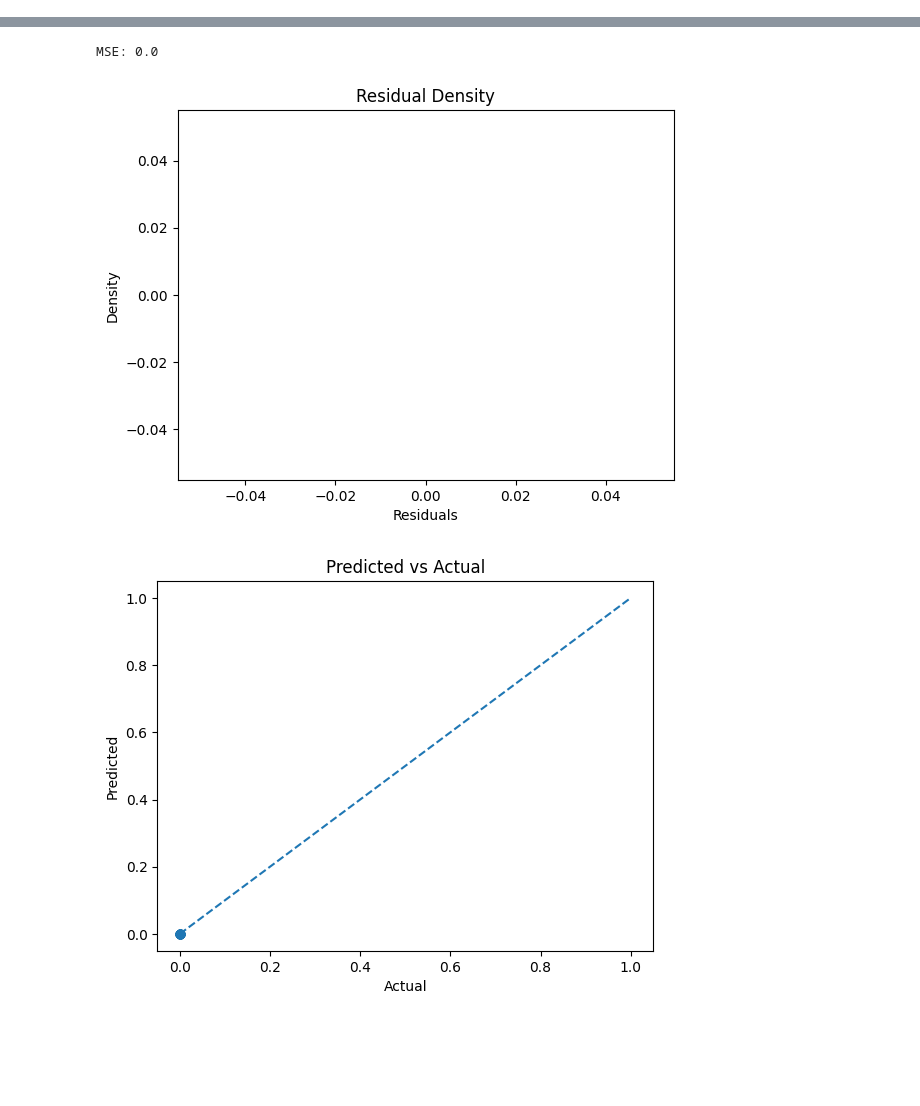
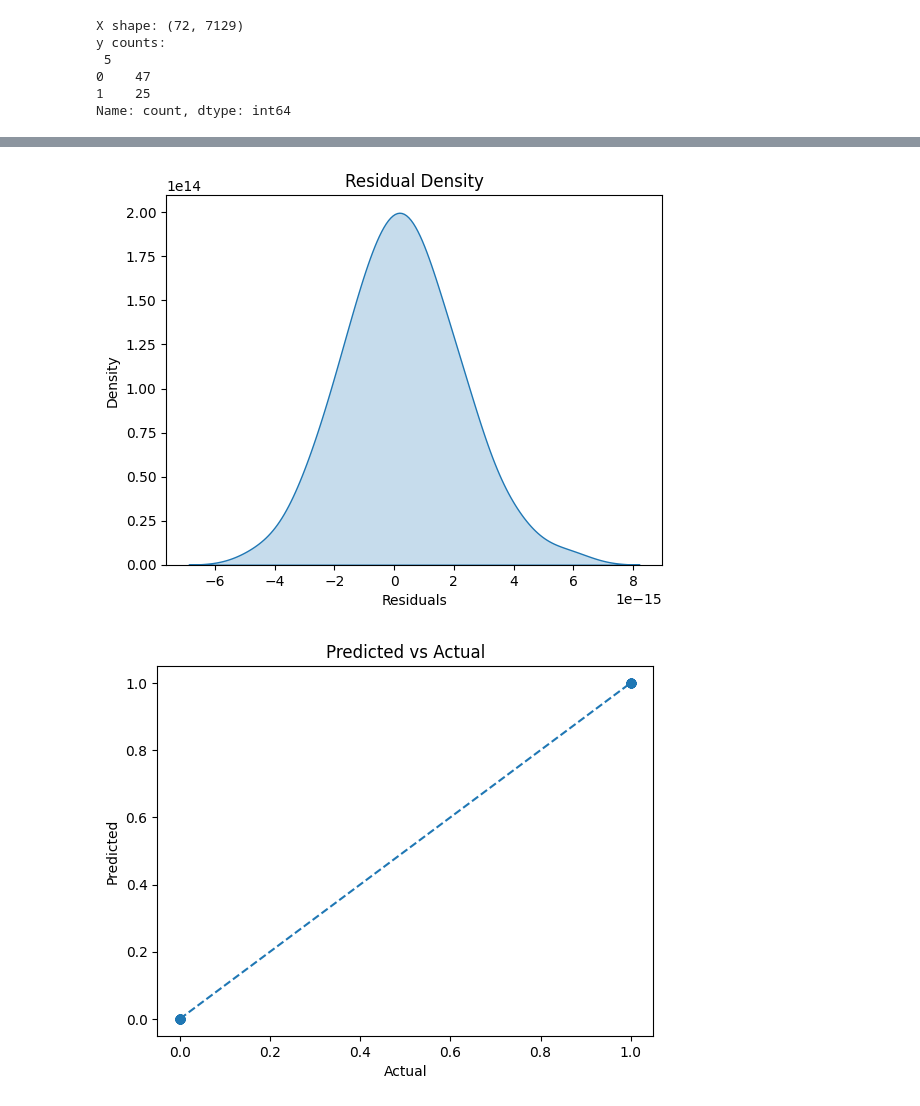
Before and after one commit to aerau05/ds3001proj, a Jupyter notebook: genomics_lab.ipynb, the cells around one changed output, grey strips where cells are left out. Saved outputs shown, nothing was run; the diff lists cells and outputs as text; code cells hidden in the pictures; blank space fills up the shorter version.

Commit message:
data path changed and edited part 1 and completed part 3

```diff
--- a/genomics_lab.ipynb
+++ b/genomics_lab.ipynb
@@ -1,32 +1,40 @@
 # %% [markdown]
 <a href="https://colab.research.google.com/github/aerau05/ds3001proj/blob/genomics-lab/genomics_lab.ipynb" target="_parent"><img src="https://colab.research.google.com/assets/colab-badge.svg" alt="Open In Colab"/></a>
+# %%
+''' 1. Load golub dataset and relabel target variable'''
+
+import pandas as pd
+
+df = pd.read_csv('golub.csv', header=None)
+
+# Drop header row (row 0)
+df = df.iloc[1:, :]
+
+# Extract labels
+labels = df.iloc[:, 5].astype(str).str.upper()
+
+# Features (genes)
+X = df.iloc[:, 6:].astype(float)
+
+# Binary target: ALL family = 0, AML = 1
+y = labels.replace({
+    'ALL': 0,
+    'ALLB': 0,
+    'ALLT': 0,
+    'AML': 1
+}).astype(int)
+
+# Check everything
+print("X shape:", X.shape)
+print("y counts:\n", y.value_counts())
+# %% [output]
+X shape: (72, 7129)
+y counts:
+ 5
+0    47
+1    25
+Name: count, dtype: int64
 # %%
-''' 1. Load golub dataset and relabel target variable'''
-# load data
-import pandas as pd
-df = pd.read_csv('/content/golub.csv', header=None)
-print(df.head())
-# First 6 columns = metadata
-metadata = df.iloc[:, :6]
-
-# Column 5 (index 5) = label
-labels = df.iloc[:, 5]
-
-# Remaining columns = genes
-X = df.iloc[:, 6:]
-
-# Relabel target
-labels = df.iloc[:, 5].str.upper()
-mask = labels.isin(['ALL', 'ALLB', 'ALLT'])
-
-X = df.iloc[:, 6:][mask]
-labels = labels[mask]
-y = labels.replace({
-    'ALLB': 0,
-    'ALLT': 0,
-    'ALL': 1
-})
-
 '''2. Linear Regression, MSE, kernal density plot, and scatter plot'''
 # Fit model
 from sklearn.linear_model import LinearRegression
@@ -84,3 +76,2 @@ plt.show()
-MSE: 0.0
-[figure, old version]
+[figure, new version]
-[figure, old version]
+[figure, new version]
```
Also changed, not shown: parts of 3 cells of this notebook.
